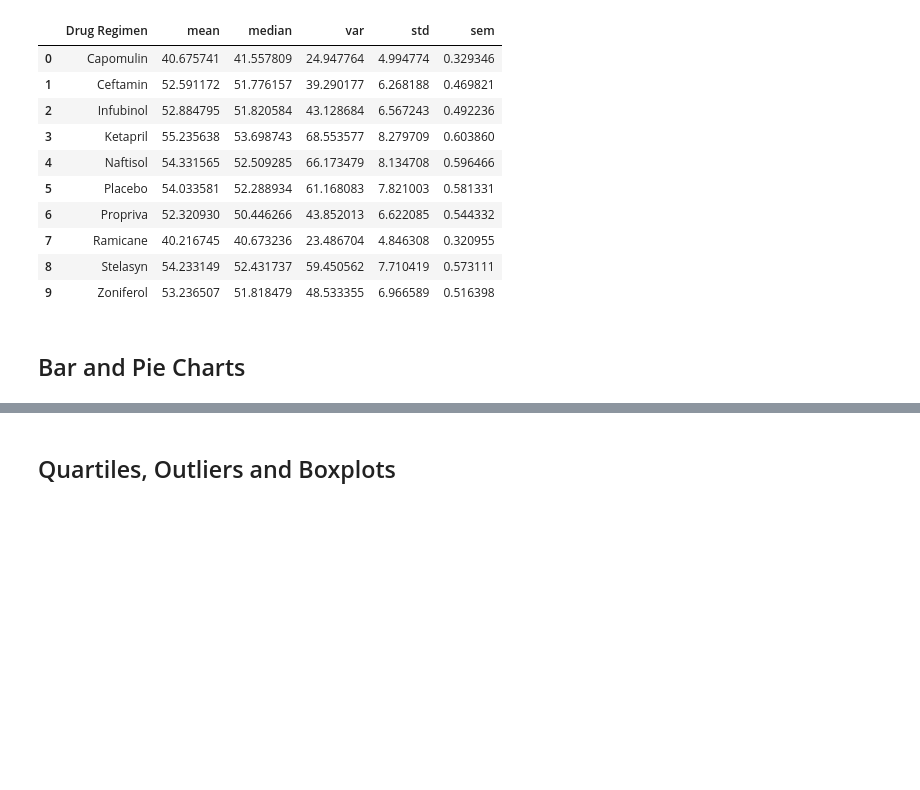
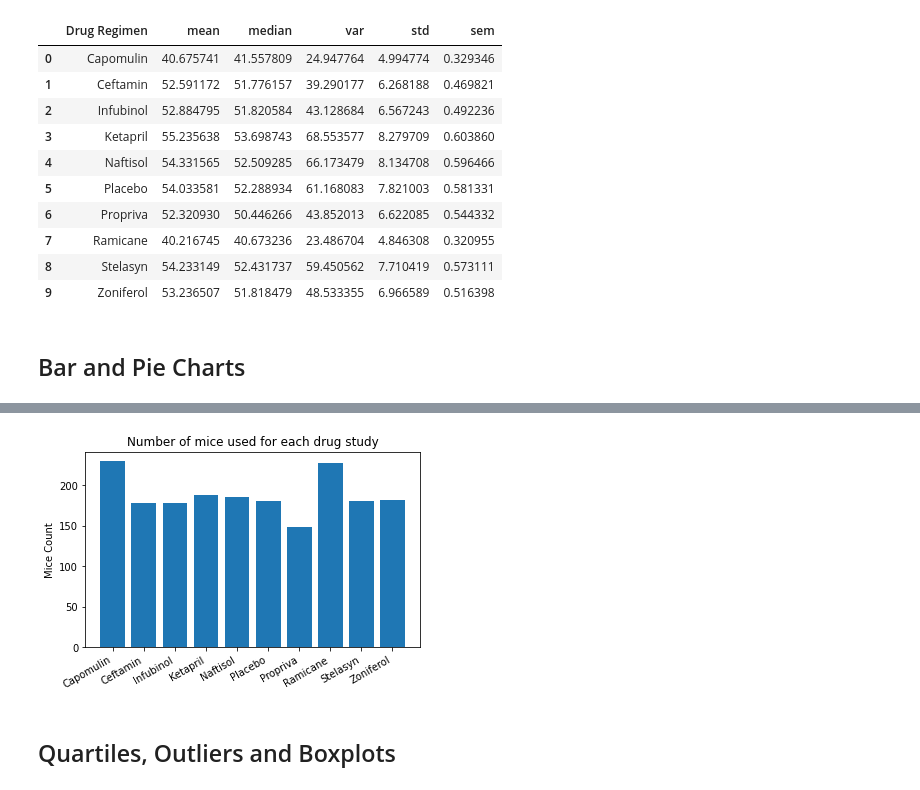
Before and after one commit to skumble27/matplotlib-challenge, a Jupyter notebook: Pymaceuticals/pymaceuticals_starter Draft5.ipynb, the cells around one changed output, grey strips where cells are left out. Drawn from its saved outputs; the diff is of its cells as text; code cells hidden in the pictures; blank space fills up the shorter version.

```diff
--- a/Pymaceuticals/pymaceuticals_starter Draft5.ipynb
+++ b/Pymaceuticals/pymaceuticals_starter Draft5.ipynb
@@ -203,2 +219,13 @@ Summary Statistics of Tumor Volumes treated by each drug
 # %%
-# Generate a bar plot showing the total number of mice for each treatment throughout the course of the study using pandas.
+# Generate a bar plot showing the total number of mice for each treatment throughout the course of the study using pyplot.
+
+x_label = mice_per_drug['Drug Regimen']
+y_label = mice_per_drug['Mouse Count']
+
+fig, ax1 = plt.subplots()
+ax1.bar(x_label,y_label)
+plt.ylabel('Mice Count')
+plt.title('Number of mice used for each drug study')
+fig.autofmt_xdate()
+# %% [output]
+[figure, added]
```
Also changed, not shown: parts of 2 cells of this notebook.
